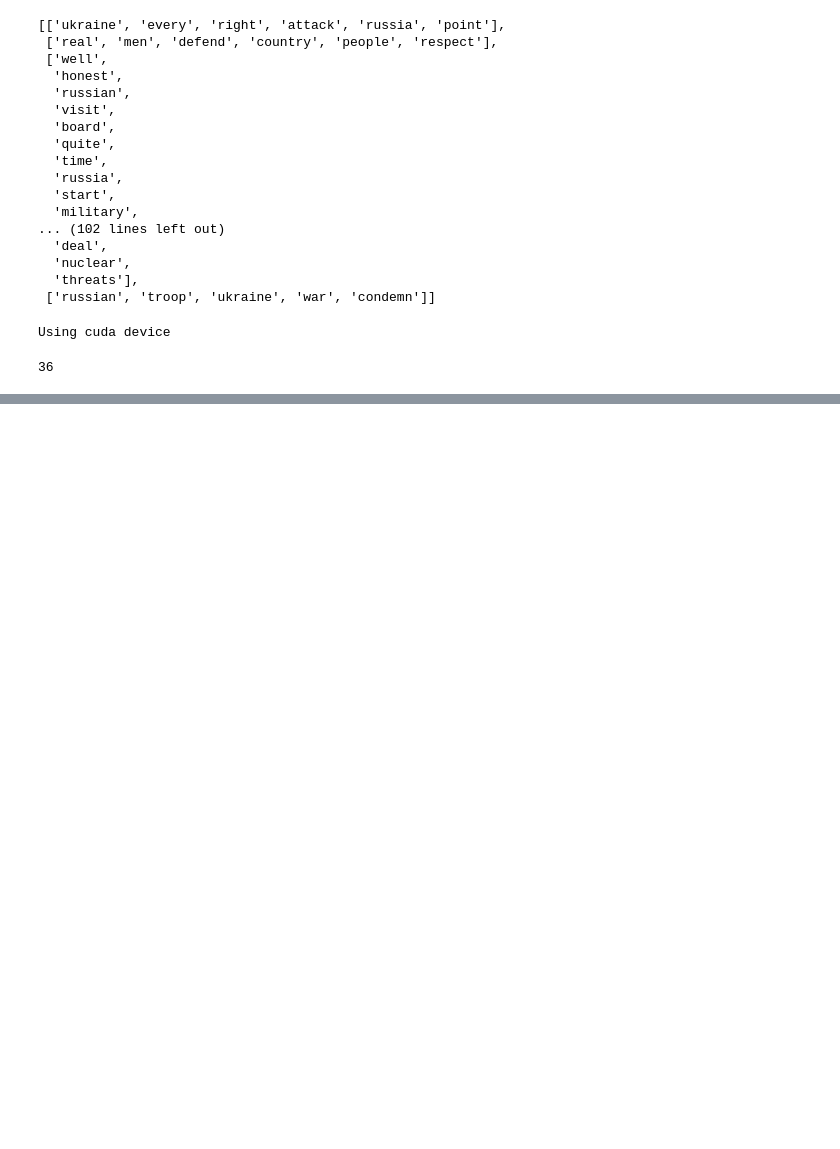
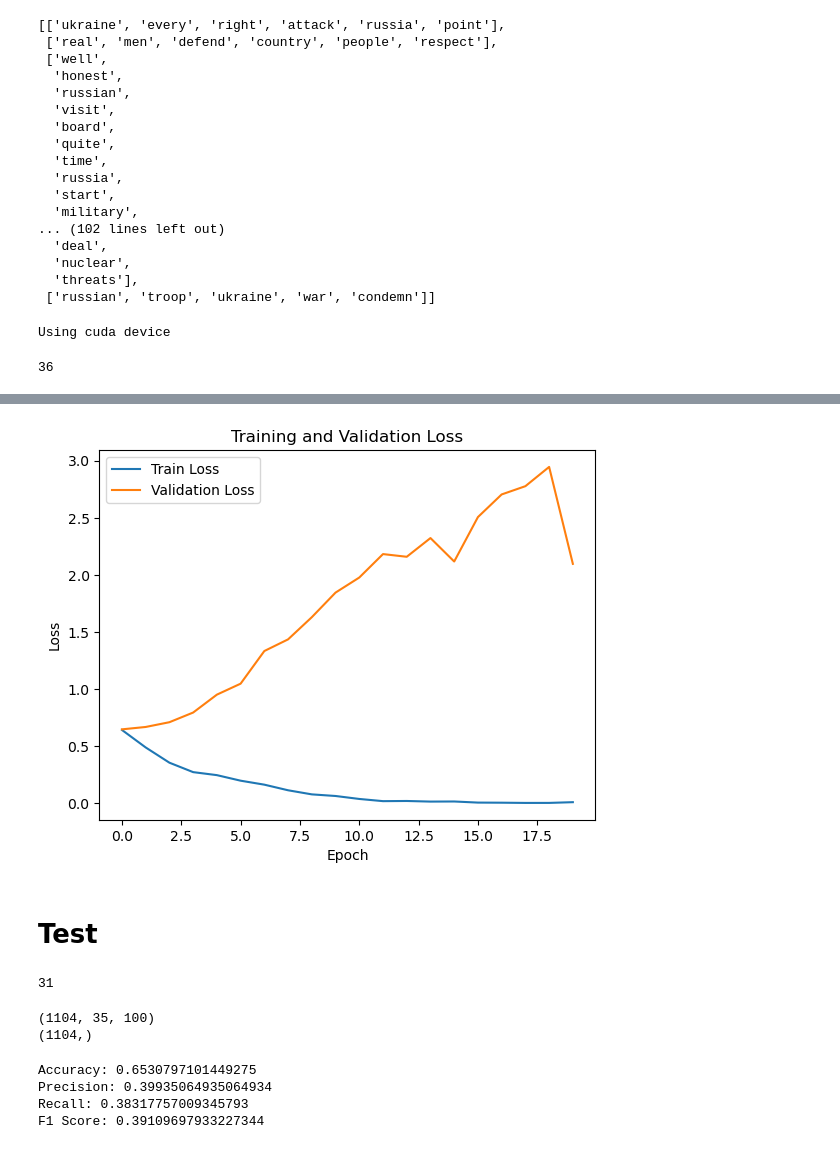
Before and after one commit to HiepDoTrong/NLP_final_term, a Jupyter notebook: main.ipynb, the cells around one changed output, grey strips where cells are left out. Saved outputs shown, nothing was run; the diff lists cells and outputs as text; code cells hidden in the pictures; blank space fills up the shorter version.

```diff
--- a/main.ipynb
+++ b/main.ipynb
@@ -118,9 +118,9 @@ max_length
 # %% [output]
 36
 # %%
-model = Word2Vec(X_cleaned,
+model = Word2Vec(X_full,
                  vector_size=100,
-                 window=11,
+                 window=9,
                  min_count=5,
                  workers=8,
                  epochs=50)
@@ -154,9 +154,9 @@ def vectorize(X, y, model=model):
     y_vectors = []
     # Chuyển từng từ trong mỗi câu thành vector biểu diễn và thêm padding
     for sentence, label in zip(X, y):
-        # Tạo một danh sách để lưu trữ các vector biểu diễn của các từ trong câu
-        if sentence == []:
+        if len(sentence) < 5:
             continue
+
         sentence_vectors = []
         for word in sentence:
             # Kiểm tra xem từ đó có trong từ vựng của mô hình Word2Vec hay không
@@ -183,7 +183,6 @@ def vectorize(X, y, model=model):
     X_padded = np.array(X_vectors)
     y_padded = np.array(y_vectors)
     return X_padded, y_padded
-
 # In ra kích thước của X_padded
 X_input, y_input = vectorize(X_cleaned, y_train)
 print(X_input.shape)
@@ -194,8 +193,6 @@ print(y_input.shape)
 # %%
 import torch
 import torch.nn as nn
-from sklearn.model_selection import StratifiedKFold
-from sklearn.metrics import accuracy_score
 
 class LSTMClassifier(nn.Module):
     def __init__(self, input_size, hidden_size, num_layers, num_classes):
@@ -203,11 +200,11 @@ class LSTMClassifier(nn.Module):
         self.hidden_size = hidden_size
         self.num_layers = num_layers
         self.lstm = nn.LSTM(input_size, hidden_size, num_layers, batch_first=True)
-        self.fc1 = nn.Linear(hidden_size, 64)
-        self.fc2 = nn.Linear(64, num_classes)
+        self.fc1 = nn.Linear(hidden_size, 32)
+        self.fc2 = nn.Linear(32, num_classes)
         self.relu = nn.ReLU()
         self.dropout = nn.Dropout(0.3)
-        self.softmax = nn.Softmax(dim=1)
+        self.sofmax = nn.Softmax(dim=1)
 
     def forward(self, x):
         # Khởi tạo hidden state và cell state
@@ -218,19 +215,20 @@ class LSTMClassifier(nn.Module):
         out, _ = self.lstm(x, (h0, c0))
 
         # Lấy output của lớp cuối cùng
+        out = self.dropout(out)
         out = self.fc1(out[:, -1, :])
         out = self.dropout(out)
         out = self.relu(out)
         out = self.fc2(out)
-        out = self.softmax(out)
+        # out = self.sofmax(out)
         return out
 
 # Định nghĩa các siêu tham số
 input_size = 100  # Kích thước của vectơ biểu diễn từ
-hidden_size = 128  # Kích thước của hidden state trong LSTM
-num_layers = 2  # Số lớp LSTM xếp chồng lên nhau
+hidden_size = 64  # Kích thước của hidden state trong LSTM
+num_layers = 3  # Số lớp LSTM xếp chồng lên nhau
 num_classes = 2  # Số lớp đầu ra
 num_epochs = 100  # Số epoch
-lr = 0.0001
+lr = 0.001
 batch_size = 256
 # %%
@@ -361,0 +332,2 @@ print(class_0_count,class_1_count)
+# %%
+lstm, losses_train, losses_valid, accuracies = train_lstm(X_input, y_input)
@@ -361,0 +352,46 @@ print(class_0_count,class_1_count)
+# %%
+plt.plot(losses_train, label='Train Loss')
+plt.plot(losses_valid, label='Validation Loss')
+plt.xlabel('Epoch')
+plt.ylabel('Loss')
+plt.title('Training and Validation Loss')
+plt.legend()
+plt.show()
+# %% [output]
+[figure, added]
+# %% [markdown]
+# Test
+# %%
+X_test_cleaned = [lemma(text) for text in X_test]
+test_max_length = max(len(sentence) for sentence in X_test_cleaned)
+print(test_max_length)
+# %% [output]
+31
+# %%
+X_test_vector, y_test_vector = vectorize(X_test_cleaned, y_test)
+print(X_test_vector.shape)
+print(y_test_vector.shape)
+# %% [output]
+(1104, 35, 100)
+(1104,)
+# %%
+outputs_test = lstm(torch.tensor(X_test_vector, dtype=torch.float32).to(device))
+
+_, predicted = torch.max(outputs_test, 1)
+predicted_labels = predicted.cpu().numpy()
+true_labels = y_test_vector
+accuracy = accuracy_score(true_labels, predicted_labels)
+accuracies.append(accuracy)
+precision = precision_score(true_labels, predicted_labels)
+recall = recall_score(true_labels, predicted_labels)
+f1 = f1_score(true_labels, predicted_labels)
+
+print("Accuracy:", accuracy)
+print("Precision:", precision)
+print("Recall:", recall)
+print("F1 Score:", f1)
+# %% [output]
+Accuracy: 0.6530797101449275
+Precision: 0.39935064935064934
+Recall: 0.38317757009345793
+F1 Score: 0.39109697933227344
```
Also changed, not shown: parts of 10 cells of this notebook.
